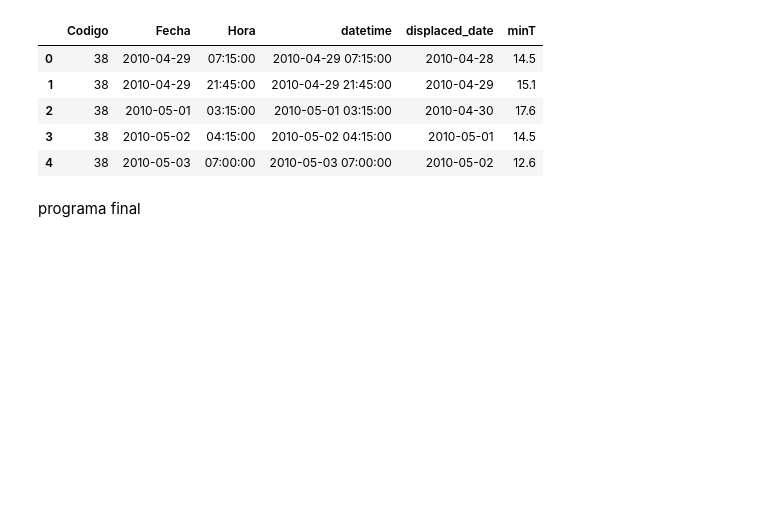
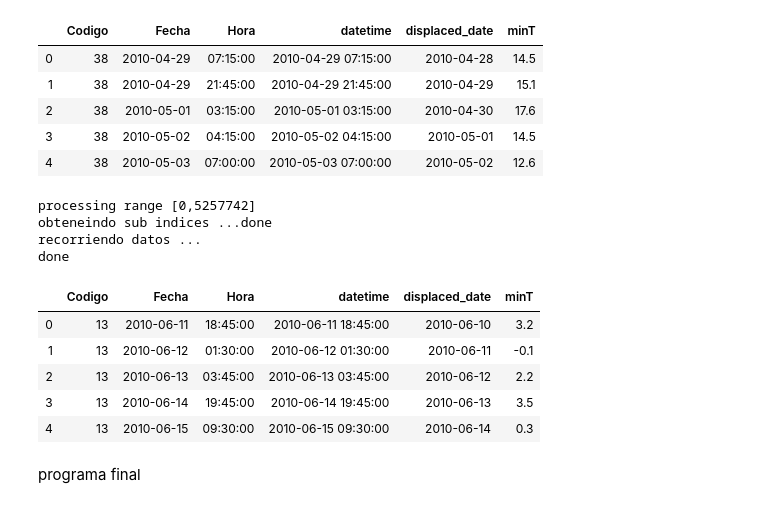
Before and after one commit to frmunozz/AGRIMED, a Jupyter notebook: notebooks/minimumTemperature.ipynb, the cells around one changed output. Drawn from its saved outputs; the diff is of its cells as text; code cells hidden in the pictures; blank space fills up the shorter version.

```diff
--- a/notebooks/minimumTemperature.ipynb
+++ b/notebooks/minimumTemperature.ipynb
@@ -277,6 +274,27 @@ done
 | 2 | 38 | 2010-05-01 | 03:15:00 | 2010-05-01 03:15:00 | 2010-04-30 | 17.6 |
 | 3 | 38 | 2010-05-02 | 04:15:00 | 2010-05-02 04:15:00 | 2010-05-01 | 14.5 |
 | 4 | 38 | 2010-05-03 | 07:00:00 | 2010-05-03 07:00:00 | 2010-05-02 | 12.6 |
+# %%
+# all data (un poco lento)
+m = mp.Manager()
+result_queue = m.Queue()
+ini = 0
+end = data.shape[0]
+worker(data, ini, end, result_queue)
+x = result_queue.get()
+df_out = pd.DataFrame(x)
+df_out.head()
+# %% [output]
+processing range [0,5257742]
+obteneindo sub indices ...done
+recorriendo datos ...
+done
+|  | Codigo | Fecha | Hora | datetime | displaced_date | minT |
+| 0 | 13 | 2010-06-11 | 18:45:00 | 2010-06-11 18:45:00 | 2010-06-10 | 3.2 |
+| 1 | 13 | 2010-06-12 | 01:30:00 | 2010-06-12 01:30:00 | 2010-06-11 | -0.1 |
+| 2 | 13 | 2010-06-13 | 03:45:00 | 2010-06-13 03:45:00 | 2010-06-12 | 2.2 |
+| 3 | 13 | 2010-06-14 | 19:45:00 | 2010-06-14 19:45:00 | 2010-06-13 | 3.5 |
+| 4 | 13 | 2010-06-15 | 09:30:00 | 2010-06-15 09:30:00 | 2010-06-14 | 0.3 |
 # %% [markdown]
 programa final
 # %%
```
Also changed, not shown: parts of 16 cells of this notebook, 1 other file.
